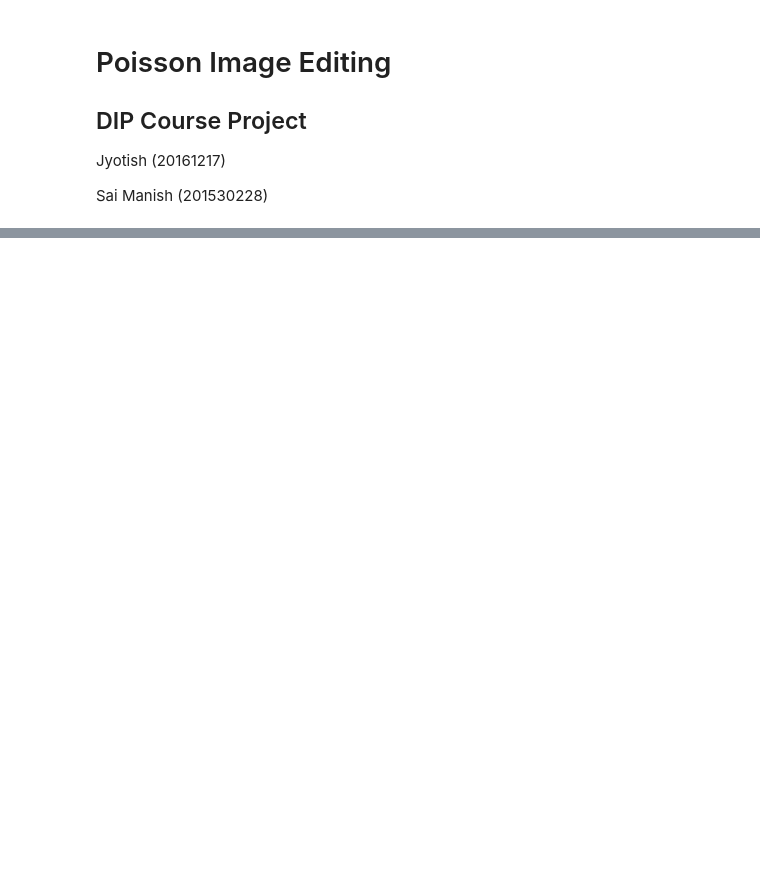
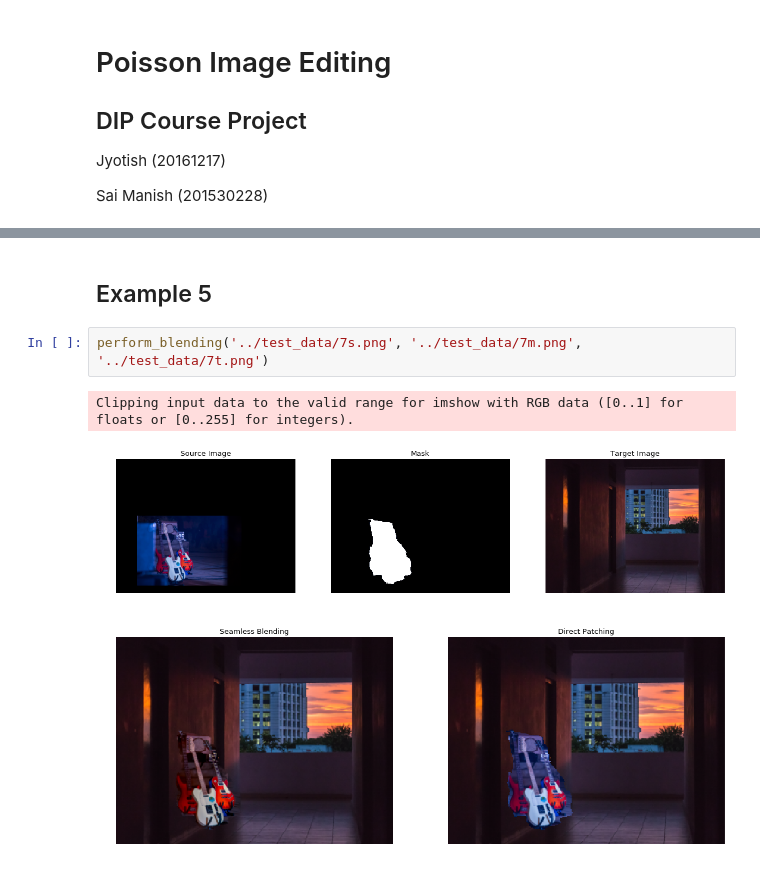
Before and after one commit to jyotishp/Poisson-Image-Editor, a Jupyter notebook: src/Demo.ipynb, the cells around one changed output, grey strips where cells are left out. Cells and saved outputs as stored; diff of their text form; blank space fills up the shorter version.

```diff
--- a/src/Demo.ipynb
+++ b/src/Demo.ipynb
@@ -118,0 +95,8 @@ Clipping input data to the valid range for imshow with RGB data ([0..1] for floa
+# %% [markdown]
+## Example 5
+# %%
+perform_blending('../test_data/7s.png', '../test_data/7m.png', '../test_data/7t.png')
+# %% [output]
+Clipping input data to the valid range for imshow with RGB data ([0..1] for floats or [0..255] for integers).
+[figure, added]
+[figure, added]
```
Also changed, not shown: parts of 27 cells of this notebook, 3 other files.
